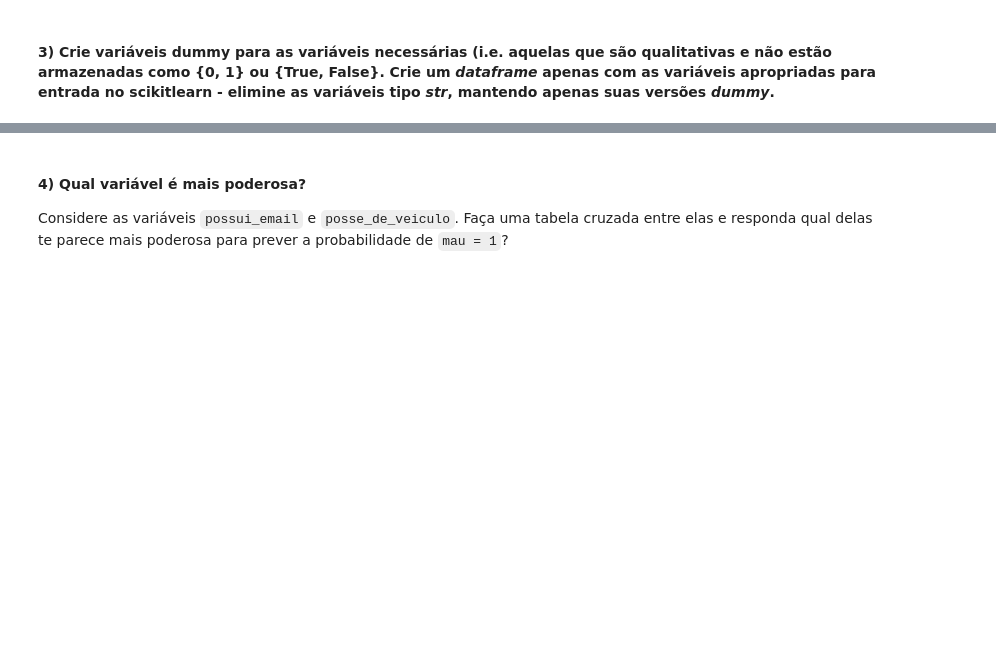
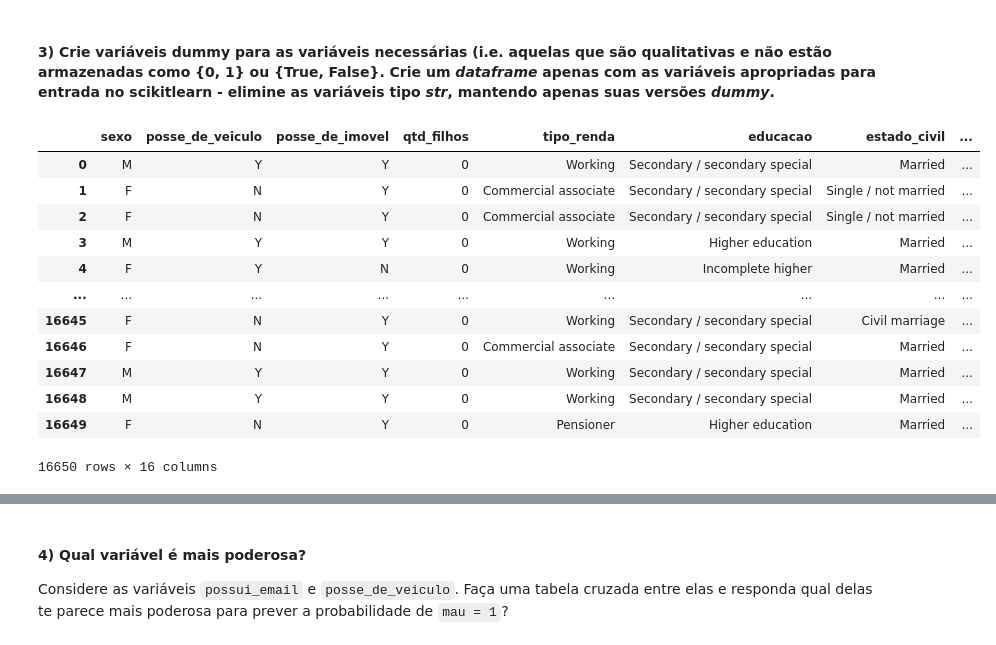
Before and after one commit to GabrielFevrier/voltazero, a Jupyter notebook: Mod07 - Tarefa 01.ipynb, the cells around one changed output, grey strips where cells are left out. Cells and saved outputs as stored; diff of their text form; code cells hidden in the pictures; blank space fills up the shorter version.

```diff
--- a/Mod07 - Tarefa 01.ipynb
+++ b/Mod07 - Tarefa 01.ipynb
@@ -89,3 +90,19 @@ for i in novo:
 Tipo
 # %% [markdown]
 #### 3) Crie variáveis dummy para as variáveis necessárias (i.e. aquelas que são qualitativas e não estão armazenadas como {0, 1} ou {True, False}. Crie um *dataframe* apenas com as variáveis apropriadas para entrada no scikitlearn - elimine as variáveis tipo *str*, mantendo apenas suas versões *dummy*.
+# %%
+demo
+# %% [output]
+|  | sexo | posse_de_veiculo | posse_de_imovel | qtd_filhos | tipo_renda | educacao | estado_civil | ... |
+| 0 | M | Y | Y | 0 | Working | Secondary / secondary special | Married | ... |
+| 1 | F | N | Y | 0 | Commercial associate | Secondary / secondary special | Single / not married | ... |
+| 2 | F | N | Y | 0 | Commercial associate | Secondary / secondary special | Single / not married | ... |
+| 3 | M | Y | Y | 0 | Working | Higher education | Married | ... |
+| 4 | F | Y | N | 0 | Working | Incomplete higher | Married | ... |
+| ... | ... | ... | ... | ... | ... | ... | ... | ... |
+| 16645 | F | N | Y | 0 | Working | Secondary / secondary special | Civil marriage | ... |
+| 16646 | F | N | Y | 0 | Commercial associate | Secondary / secondary special | Married | ... |
+| 16647 | M | Y | Y | 0 | Working | Secondary / secondary special | Married | ... |
+| 16648 | M | Y | Y | 0 | Working | Secondary / secondary special | Married | ... |
+| 16649 | F | N | Y | 0 | Pensioner | Higher education | Married | ... |
+16650 rows × 16 columns
```
Also changed, not shown: parts of 4 cells of this notebook.
